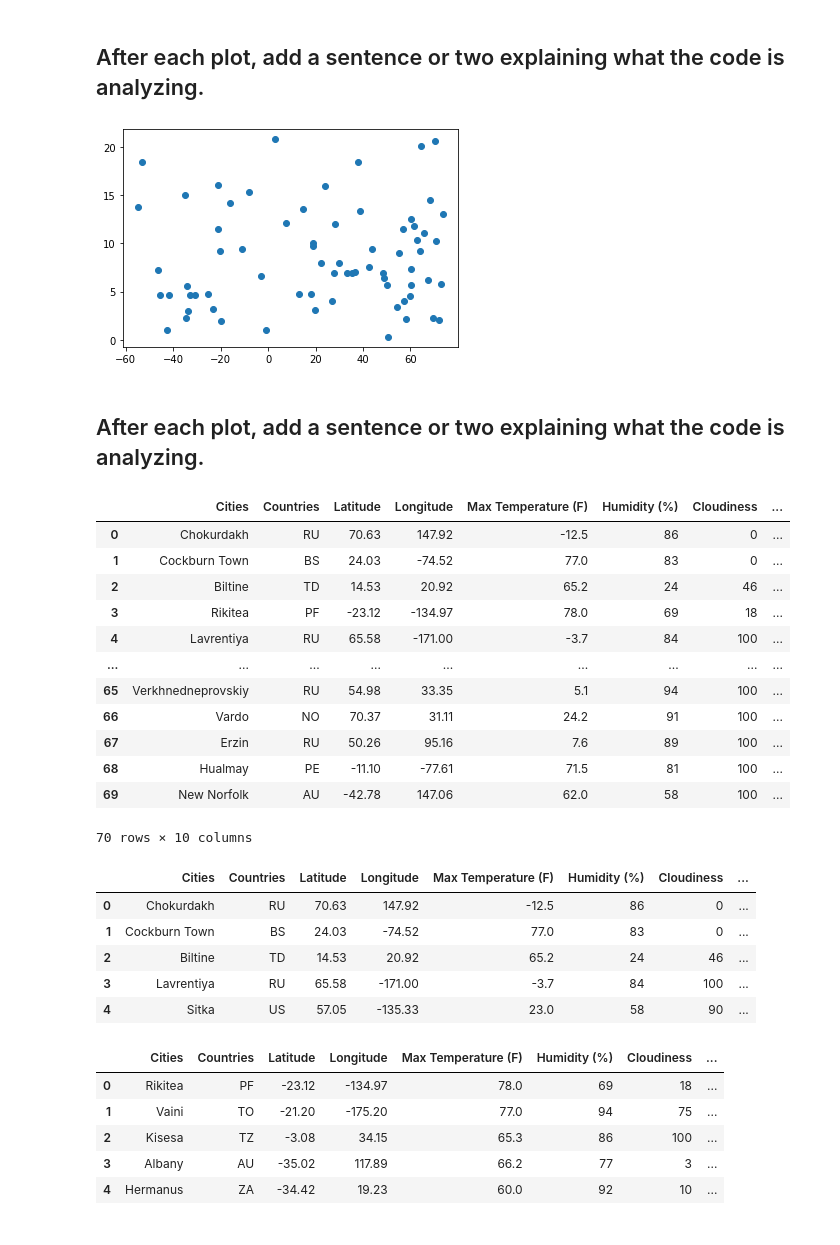
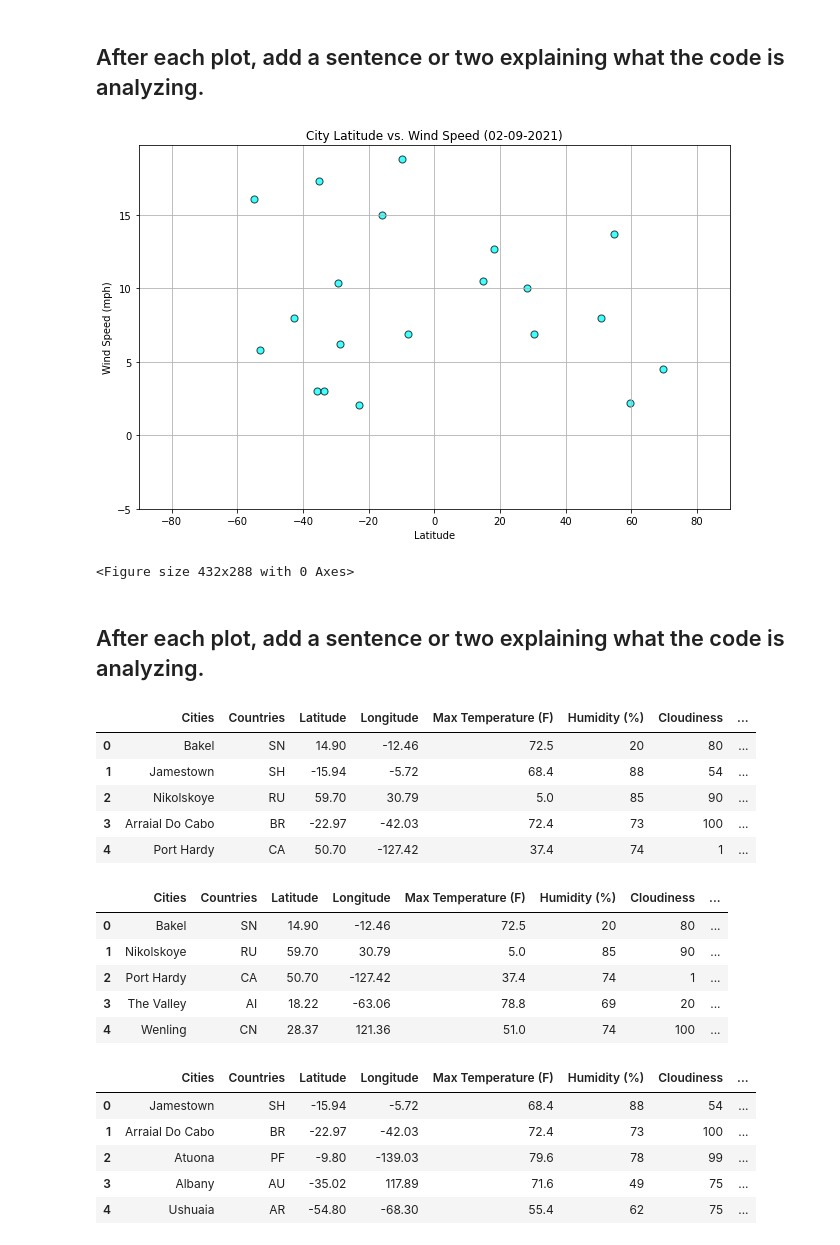
Before and after one commit to swdrich/python-api-challenge, a Jupyter notebook: WeatherPy/WeatherPy.ipynb, the cells around one changed output. Drawn from its saved outputs; the diff is of its cells as text; code cells hidden in the pictures.

```diff
--- a/WeatherPy/WeatherPy.ipynb
+++ b/WeatherPy/WeatherPy.ipynb
@@ -21,8 +21,8 @@ import time   #used for time.sleep
 lats = []
 longs = []
 
-lats = np.random.uniform(-90, 90, 100)
-longs = np.random.uniform(-180, 180, 100)
+lats = np.random.uniform(-90, 90, 25)
+longs = np.random.uniform(-180, 180, 25)
 
 #print(lats)
 #print(longs)
@@ -178,6 +178,7 @@ weather_df.head()
 #Clean up formatting
 weather_df = weather_df.convert_dtypes()
 weather_df = weather_df.round({"Latitude": 2,"Longitude": 2, "Max Temperature (F)": 1, "Wind Speed (mph)": 1})
+weather_df["Date"]=pd.to_datetime(weather_df["Date"],unit='s').dt.strftime('%m-%d-%Y')
 weather_df.head()
 # %% [output]
 |  | Cities | Countries | Latitude | Longitude | Max Temperature (F) | Humidity (%) | Cloudiness | ... |
@@ -238,16 +269,27 @@ plt.show()
 # %%
 # Make a scatter plot to show the relationship of wind speed v latitude
 
 x = weather_df["Latitude"]
 y = weather_df["Wind Speed (mph)"]
+ymax = max(y)
+date = weather_df["Date"][0]
 
-temp_plt = plt.scatter(x, y, marker="o")
-
+plt.figure(figsize=(9,6))
+plt.scatter(x, y, marker="o", s=50, facecolor="cyan", edgecolors="black", alpha=0.75, linewidths=1)
+plt.xlim(-90,90)
+plt.ylim(-5, 1.05*ymax)
+plt.title(f"City Latitude vs. Wind Speed ({date})")
+plt.xlabel("Latitude")
+plt.ylabel("Wind Speed (mph)")
+plt.grid()
+plt.tight_layout()
 plt.show()
 
 # Save plot as a PNG file
+plt.savefig("wind_plot.png")
 # %% [output]
-[figure, old version]
+[figure, new version]
+<Figure size 432x288 with 0 Axes>
 # %% [markdown]
 ## After each plot, add a sentence or two explaining what the code is analyzing.
 # %%
@@ -262,21 +304,14 @@ plt.show()
 bins = [-90, 0, 90]
 labels = ["south", "north"]
 weather_df["Hemisphere"] = pd.cut(weather_df["Latitude"], bins=bins, labels=labels)
-weather_df
+weather_df.head()
 # %% [output]
 |  | Cities | Countries | Latitude | Longitude | Max Temperature (F) | Humidity (%) | Cloudiness | ... |
-| 0 | Chokurdakh | RU | 70.63 | 147.92 | -12.5 | 86 | 0 | ... |
-| 1 | Cockburn Town | BS | 24.03 | -74.52 | 77.0 | 83 | 0 | ... |
-| 2 | Biltine | TD | 14.53 | 20.92 | 65.2 | 24 | 46 | ... |
-| 3 | Rikitea | PF | -23.12 | -134.97 | 78.0 | 69 | 18 | ... |
-| 4 | Lavrentiya | RU | 65.58 | -171.00 | -3.7 | 84 | 100 | ... |
-| ... | ... | ... | ... | ... | ... | ... | ... | ... |
-| 65 | Verkhnedneprovskiy | RU | 54.98 | 33.35 | 5.1 | 94 | 100 | ... |
-| 66 | Vardo | NO | 70.37 | 31.11 | 24.2 | 91 | 100 | ... |
-| 67 | Erzin | RU | 50.26 | 95.16 | 7.6 | 89 | 100 | ... |
-| 68 | Hualmay | PE | -11.10 | -77.61 | 71.5 | 81 | 100 | ... |
-| 69 | New Norfolk | AU | -42.78 | 147.06 | 62.0 | 58 | 100 | ... |
+| 0 | Bakel | SN | 14.90 | -12.46 | 72.5 | 20 | 80 | ... |
+| 1 | Jamestown | SH | -15.94 | -5.72 | 68.4 | 88 | 54 | ... |
+| 2 | Nikolskoye | RU | 59.70 | 30.79 | 5.0 | 85 | 90 | ... |
+| 3 | Arraial Do Cabo | BR | -22.97 | -42.03 | 72.4 | 73 | 100 | ... |
+| 4 | Port Hardy | CA | 50.70 | -127.42 | 37.4 | 74 | 1 | ... |
-70 rows × 10 columns
 # %%
 # Split data into two frames, one for each hemisphere
 
@@ -285,11 +320,11 @@ weather_north_df.reset_index(inplace=True, drop=True)
 weather_north_df.head()
 # %% [output]
 |  | Cities | Countries | Latitude | Longitude | Max Temperature (F) | Humidity (%) | Cloudiness | ... |
-| 0 | Chokurdakh | RU | 70.63 | 147.92 | -12.5 | 86 | 0 | ... |
-| 1 | Cockburn Town | BS | 24.03 | -74.52 | 77.0 | 83 | 0 | ... |
-| 2 | Biltine | TD | 14.53 | 20.92 | 65.2 | 24 | 46 | ... |
-| 3 | Lavrentiya | RU | 65.58 | -171.00 | -3.7 | 84 | 100 | ... |
-| 4 | Sitka | US | 57.05 | -135.33 | 23.0 | 58 | 90 | ... |
+| 0 | Bakel | SN | 14.90 | -12.46 | 72.5 | 20 | 80 | ... |
+| 1 | Nikolskoye | RU | 59.70 | 30.79 | 5.0 | 85 | 90 | ... |
+| 2 | Port Hardy | CA | 50.70 | -127.42 | 37.4 | 74 | 1 | ... |
+| 3 | The Valley | AI | 18.22 | -63.06 | 78.8 | 69 | 20 | ... |
+| 4 | Wenling | CN | 28.37 | 121.36 | 51.0 | 74 | 100 | ... |
 # %%
 # Same for southern hemisphere
 
@@ -298,11 +333,11 @@ weather_south_df.reset_index(inplace=True, drop=True)
 weather_south_df.head()
 # %% [output]
 |  | Cities | Countries | Latitude | Longitude | Max Temperature (F) | Humidity (%) | Cloudiness | ... |
-| 0 | Rikitea | PF | -23.12 | -134.97 | 78.0 | 69 | 18 | ... |
-| 1 | Vaini | TO | -21.20 | -175.20 | 77.0 | 94 | 75 | ... |
-| 2 | Kisesa | TZ | -3.08 | 34.15 | 65.3 | 86 | 100 | ... |
-| 3 | Albany | AU | -35.02 | 117.89 | 66.2 | 77 | 3 | ... |
-| 4 | Hermanus | ZA | -34.42 | 19.23 | 60.0 | 92 | 10 | ... |
+| 0 | Jamestown | SH | -15.94 | -5.72 | 68.4 | 88 | 54 | ... |
+| 1 | Arraial Do Cabo | BR | -22.97 | -42.03 | 72.4 | 73 | 100 | ... |
+| 2 | Atuona | PF | -9.80 | -139.03 | 79.6 | 78 | 99 | ... |
+| 3 | Albany | AU | -35.02 | 117.89 | 71.6 | 49 | 75 | ... |
+| 4 | Ushuaia | AR | -54.80 | -68.30 | 55.4 | 62 | 75 | ... |
 # %%
 # Northern Hemisphere - Temperature (F) vs. Latitude
 # Southern Hemisphere - Temperature (F) vs. Latitude
```
Also changed, not shown: parts of 27 cells of this notebook, 6 other files.
